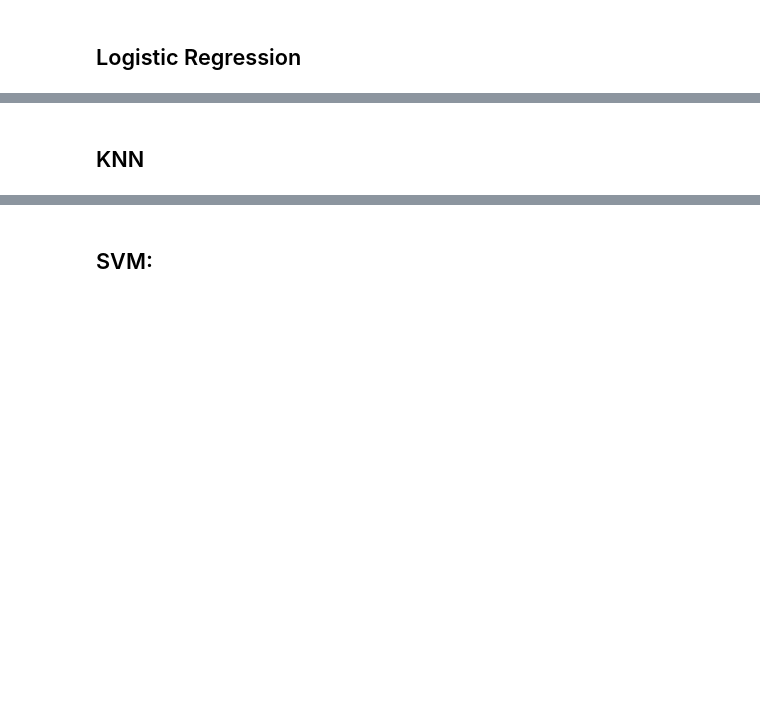
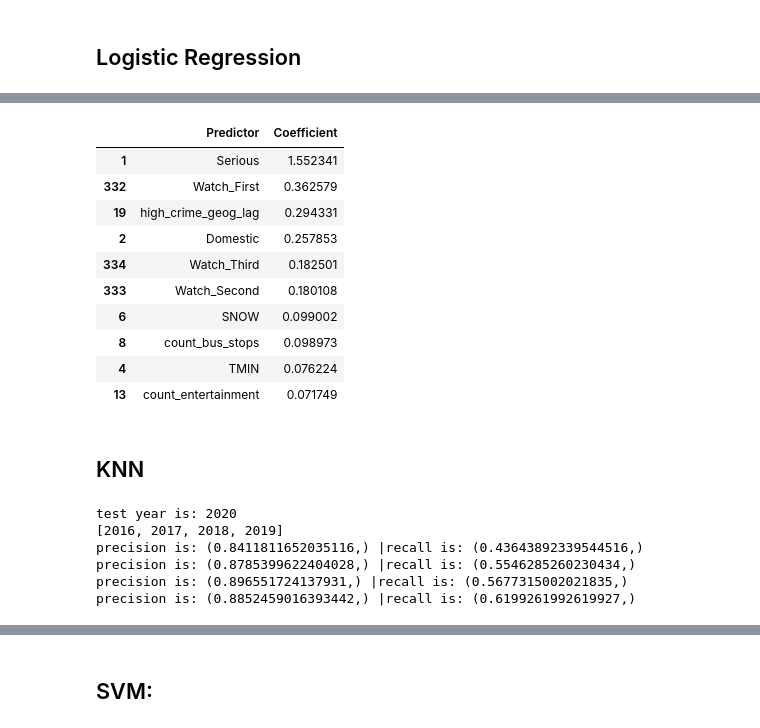
Before and after one commit to Deckart2/capp_30254_crime_forcasting, a Jupyter notebook: scripts/Final Models.ipynb, the cells around one changed output, grey strips where cells are left out. Saved outputs shown, nothing was run; the diff lists cells and outputs as text; code cells hidden in the pictures; blank space fills up the shorter version.

```diff
--- a/scripts/Final Models.ipynb
+++ b/scripts/Final Models.ipynb
@@ -83,7 +99,7 @@ def compute_scores_final_data(grid, model, model_name, data_list, target, target
 
     Note: the code that removes the params columns comes from here: https://stackoverflow.com/questions/19071199/drop-columns-whose-name-contains-a-specific-string-from-pandas-dataframe
     '''
-    results = results_by_year(model,
+    results, model, X_test_20 = results_by_year(model,
                                     model_name, grid,
                                     data_list,
                                     target,
@@ -93,7 +109,7 @@ def compute_scores_final_data(grid, model, model_name, data_list, target, target
 
     bool_array = results.columns.str.startswith("parameters")
     results2 = results.loc[:,~bool_array]
-    return results2
+    return results2, model, X_test_20
 # %% [markdown]
 ## Logistic Regression
 # %%
@@ -102,7 +118,7 @@ grid_log_reg ={"LogisticRegression": [{'penalty': 'l2',
                               'C': 0.001,
                               'random_state': 0}]}
 # %%
-results_log = compute_scores_final_data(grid_log_reg, LogisticRegression(),
+results_log, model, X_test = compute_scores_final_data(grid_log_reg, LogisticRegression(),
                                     "LogisticRegression", data_list_20, "high_crime", 2020)
 # %% [output]
 test year is: 2020
@@ -112,7 +135,34 @@ ValueError: 3 columns passed, passed data had 2 columns
+# %%
+#Below code to make model coefficient df from Stack Exchange: https://stackoverflow.com/questions/26951880/scikit-learn-linear-regression-how-to-get-coefficients-respective-features
+model_coefs = pd.concat([pd.DataFrame(X_test.columns),
+                         pd.DataFrame(np.transpose(model.coef_))], axis = 1)
+model_coefs.columns = ["Predictor", "Coefficient"]
+model_coefs["Coefficient"]=model_coefs["Coefficient"].abs()
+model_coefs.sort_values(by="Coefficient", ascending=False, inplace=True)
+model_coefs.head(10)
+# %% [output]
+|  | Predictor | Coefficient |
+| 1 | Serious | 1.552341 |
+| 332 | Watch_First | 0.362579 |
+| 19 | high_crime_geog_lag | 0.294331 |
+| 2 | Domestic | 0.257853 |
+| 334 | Watch_Third | 0.182501 |
+| 333 | Watch_Second | 0.180108 |
+| 6 | SNOW | 0.099002 |
+| 8 | count_bus_stops | 0.098973 |
+| 4 | TMIN | 0.076224 |
+| 13 | count_entertainment | 0.071749 |
 # %% [markdown]
 ## KNN
 # %%
 #KNN!
-grid_knn = {"KNeighborsClassifier": [{'weights': 'uniform', 'n_neighbors': 10}]}
+grid_knn = {"KNeighborsClassifier": [{'weights': 'uniform', 'n_neighbors': 20}]}
 results_knn = compute_scores_final_data(grid_knn, KNeighborsClassifier(),
                                     "KNeighborsClassifier", data_list_20, "high_crime", 2020)
+# %% [output]
+test year is: 2020
+[2016, 2017, 2018, 2019]
+precision is: (0.8411811652035116,) |recall is: (0.43643892339544516,)
+precision is: (0.8785399622404028,) |recall is: (0.5546285260230434,)
+precision is: (0.896551724137931,) |recall is: (0.5677315002021835,)
+precision is: (0.8852459016393442,) |recall is: (0.6199261992619927,)
```
Also changed, not shown: parts of 9 cells of this notebook, 5 other files.
